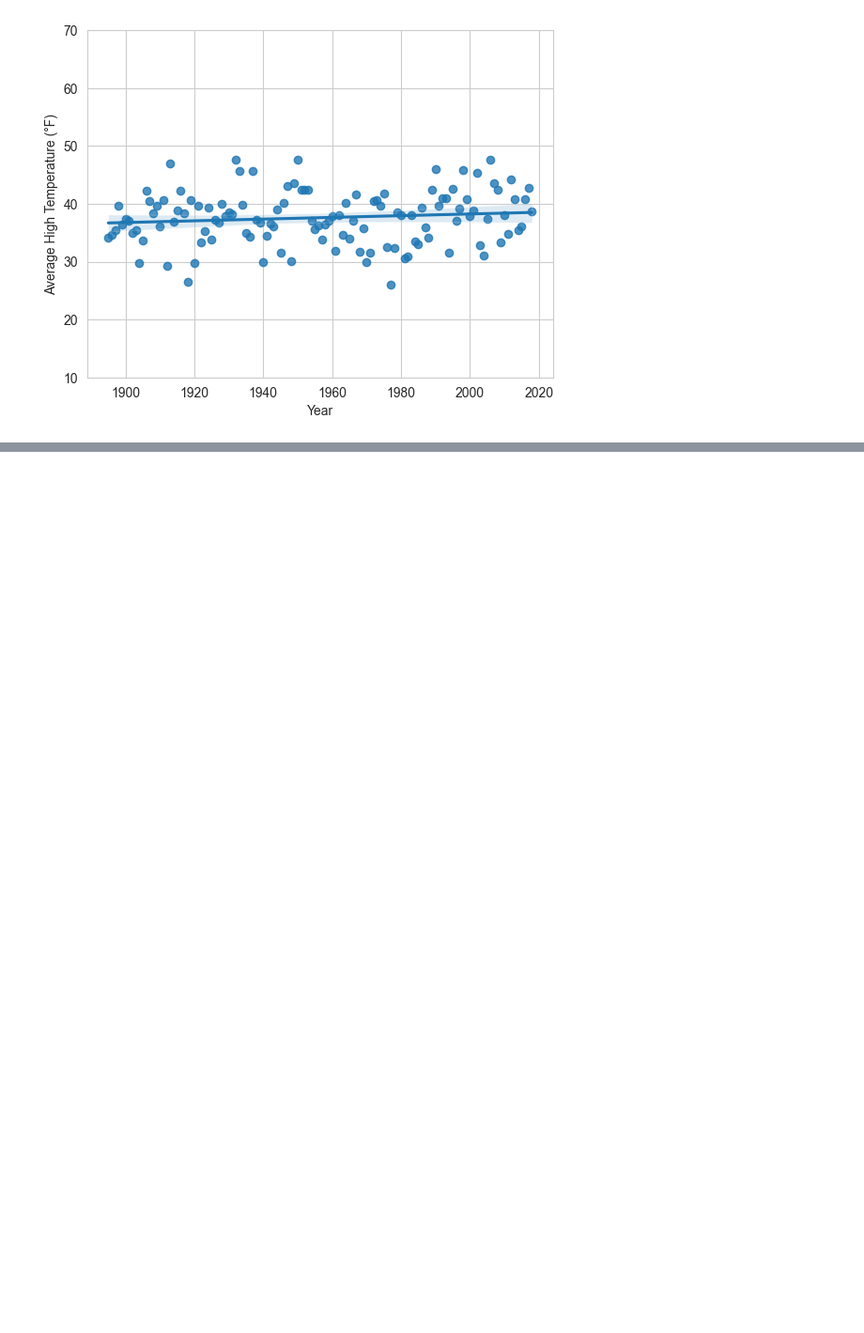
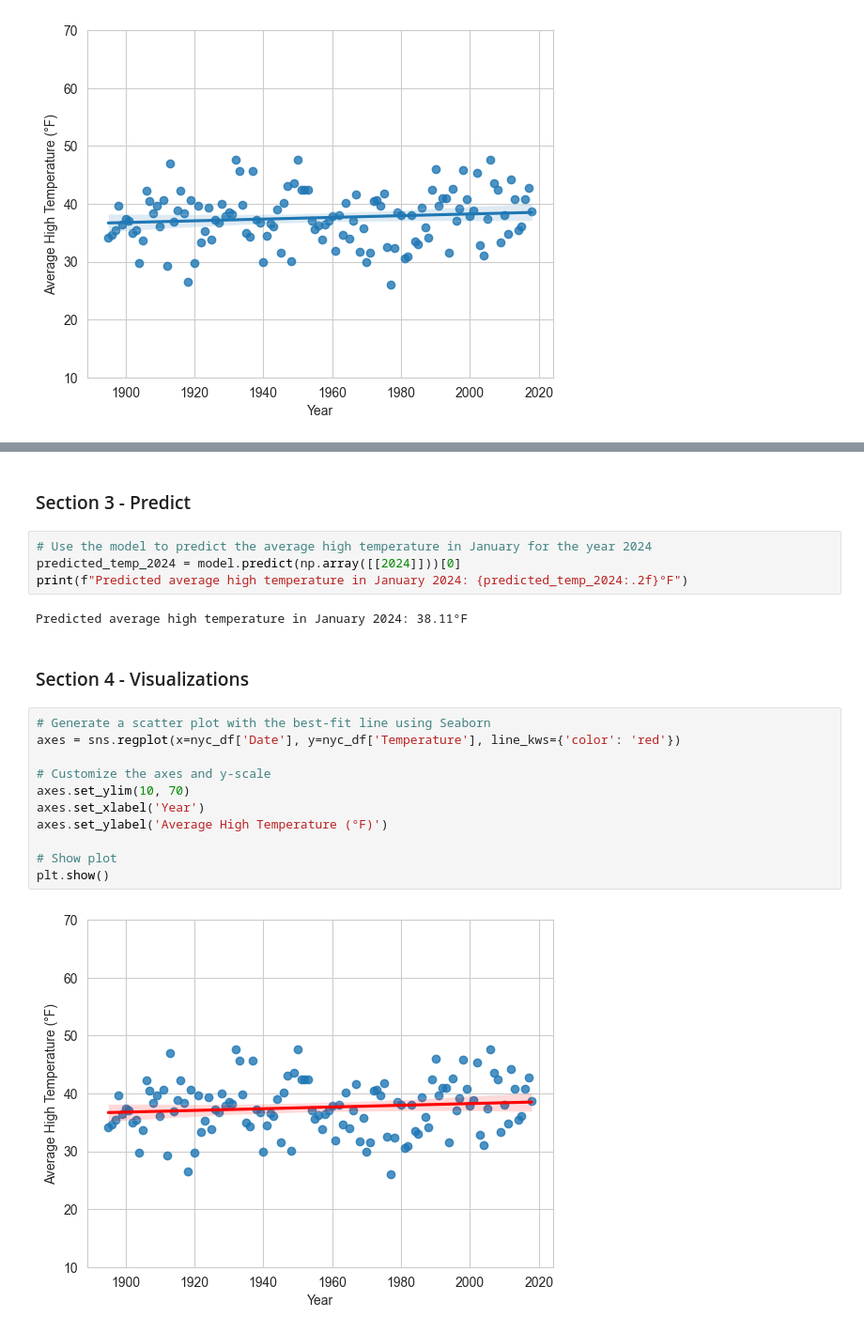
Before and after one commit to bware7/datafun-07-applied, a Jupyter notebook: binware_ml.ipynb, the cells around one changed output, grey strips where cells are left out. Shown: that part at 94% size. Saved outputs shown, nothing was run; the diff lists cells and outputs as text; blank space fills up the shorter version.

Commit message:
Part 3 - Prediction

```diff
--- a/binware_ml.ipynb
+++ b/binware_ml.ipynb
@@ -136,0 +171,23 @@ plt.show()
+# %% [markdown]
+### Section 3 - Predict
+# %%
+# Use the model to predict the average high temperature in January for the year 2024
+predicted_temp_2024 = model.predict(np.array([[2024]]))[0]
+print(f"Predicted average high temperature in January 2024: {predicted_temp_2024:.2f}°F")
+# %% [output]
+Predicted average high temperature in January 2024: 38.11°F
+# %% [markdown]
+### Section 4 - Visualizations
+# %%
+# Generate a scatter plot with the best-fit line using Seaborn
+axes = sns.regplot(x=nyc_df['Date'], y=nyc_df['Temperature'], line_kws={'color': 'red'})
+
+# Customize the axes and y-scale
+axes.set_ylim(10, 70)
+axes.set_xlabel('Year')
+axes.set_ylabel('Average High Temperature (°F)')
+
+# Show plot
+plt.show()
+# %% [output]
+[figure, added]
```
Also changed, not shown: parts of 6 cells of this notebook.
